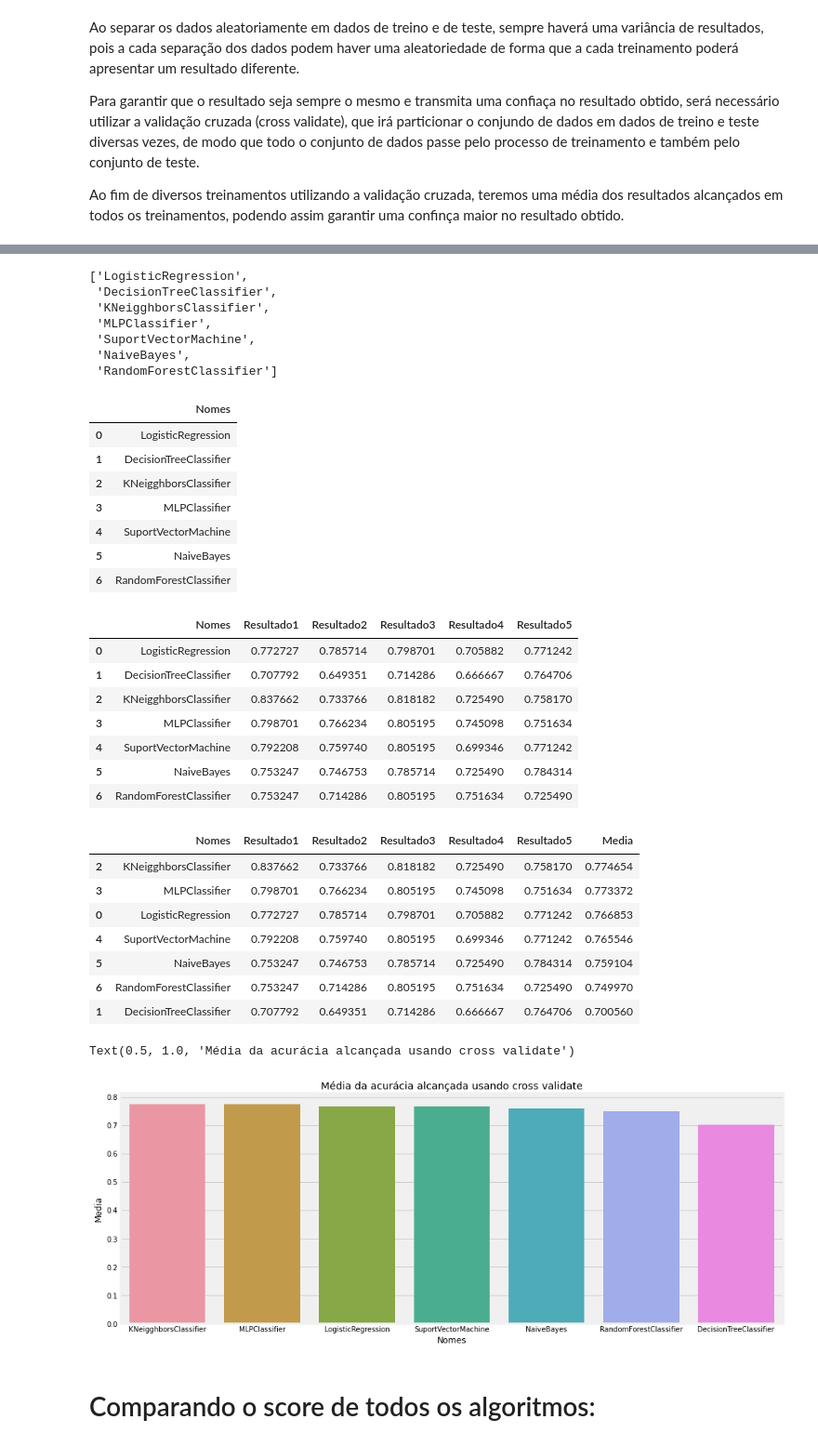
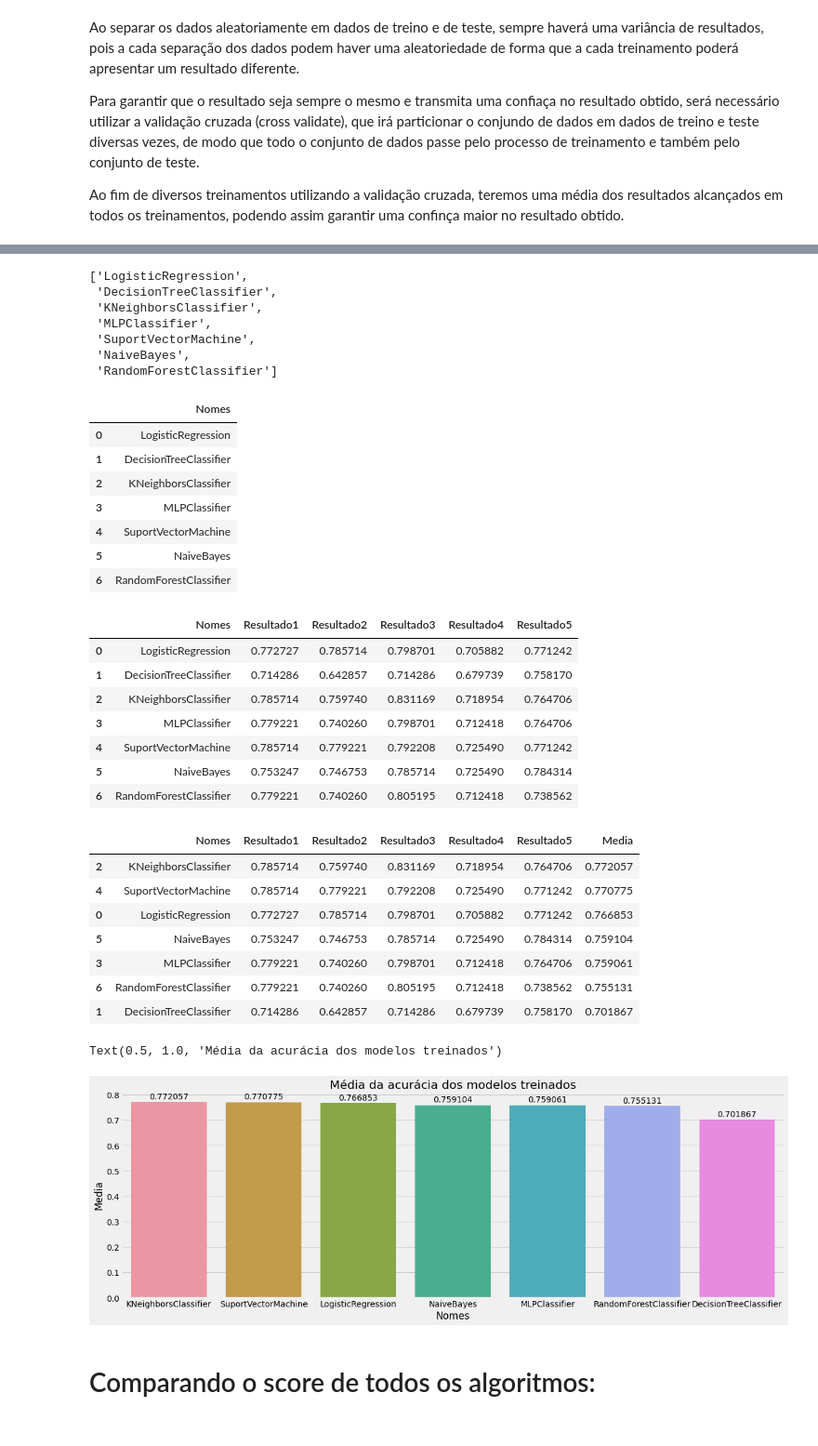
Before and after one commit to allanbraquiel/Dados-Sobre-Diabetes, a Jupyter notebook: Dados_Sobre_Diabetes.ipynb, the cells around one changed output, grey strips where cells are left out. Shown at 93% size. Saved outputs shown, nothing was run; the diff lists cells and outputs as text; code cells hidden in the pictures.

```diff
--- a/Dados_Sobre_Diabetes.ipynb
+++ b/Dados_Sobre_Diabetes.ipynb
@@ -880,12 +900,13 @@ seed = 7
 
 modelos = []
 modelos.append(("LogisticRegression", LogisticRegression()))
-modelos.append(("DecisionTreeClassifier", DecisionTreeClassifier()))
-modelos.append(("KNeigghborsClassifier", KNeighborsClassifier(n_neighbors=17, p=12)))
-modelos.append(("MLPClassifier", MLPClassifier(hidden_layer_sizes=(10, 3, 10), max_iter=1000)))
-modelos.append(("SuportVectorMachine", SVC()))
+modelos.append(("DecisionTreeClassifier", DecisionTreeClassifier(random_state=0, max_depth=30, max_features=5)))
+modelos.append(("KNeighborsClassifier", KNeighborsClassifier(n_neighbors=17, p=1)))
+modelos.append(("MLPClassifier", MLPClassifier(hidden_layer_sizes=(20, 10, 20), max_iter=3000)))
+modelos.append(("SuportVectorMachine", SVC(kernel='linear', gamma='auto')))
 modelos.append(("NaiveBayes", GaussianNB()))
-modelos.append(("RandomForestClassifier", RandomForestClassifier(n_estimators=200, n_jobs=-1, max_depth=100, bootstrap=True, random_state=0)))
+modelos.append(("RandomForestClassifier", RandomForestClassifier(n_estimators=200, criterion='entropy', n_jobs=-1, max_depth=100,
+                                                                 bootstrap=True, random_state=0)))
 
 # Avaliando cada modelo
 resultados = []
@@ -947,7 +968,7 @@ nomes
 # %% [output]
 ['LogisticRegression',
  'DecisionTreeClassifier',
- 'KNeigghborsClassifier',
+ 'KNeighborsClassifier',
  'MLPClassifier',
  'SuportVectorMachine',
  'NaiveBayes',
@@ -961,7 +982,7 @@ df_nomes
 |  | Nomes |
 | 0 | LogisticRegression |
 | 1 | DecisionTreeClassifier |
-| 2 | KNeigghborsClassifier |
+| 2 | KNeighborsClassifier |
 | 3 | MLPClassifier |
 | 4 | SuportVectorMachine |
 | 5 | NaiveBayes |
@@ -974,33 +995,41 @@ nome_resultado
 # %% [output]
 |  | Nomes | Resultado1 | Resultado2 | Resultado3 | Resultado4 | Resultado5 |
 | 0 | LogisticRegression | 0.772727 | 0.785714 | 0.798701 | 0.705882 | 0.771242 |
-| 1 | DecisionTreeClassifier | 0.707792 | 0.649351 | 0.714286 | 0.666667 | 0.764706 |
-| 2 | KNeigghborsClassifier | 0.837662 | 0.733766 | 0.818182 | 0.725490 | 0.758170 |
-| 3 | MLPClassifier | 0.798701 | 0.766234 | 0.805195 | 0.745098 | 0.751634 |
-| 4 | SuportVectorMachine | 0.792208 | 0.759740 | 0.805195 | 0.699346 | 0.771242 |
+| 1 | DecisionTreeClassifier | 0.714286 | 0.642857 | 0.714286 | 0.679739 | 0.758170 |
+| 2 | KNeighborsClassifier | 0.785714 | 0.759740 | 0.831169 | 0.718954 | 0.764706 |
+| 3 | MLPClassifier | 0.779221 | 0.740260 | 0.798701 | 0.712418 | 0.764706 |
+| 4 | SuportVectorMachine | 0.785714 | 0.779221 | 0.792208 | 0.725490 | 0.771242 |
 | 5 | NaiveBayes | 0.753247 | 0.746753 | 0.785714 | 0.725490 | 0.784314 |
-| 6 | RandomForestClassifier | 0.753247 | 0.714286 | 0.805195 | 0.751634 | 0.725490 |
+| 6 | RandomForestClassifier | 0.779221 | 0.740260 | 0.805195 | 0.712418 | 0.738562 |
 # %%
 # Criando uma coluna com a media dos resultados obtidos em cada treinamento
-nome_resultado["Media"] = (nome_resultado["Resultado1"]+ nome_resultado["Resultado2"]+ nome_resultado["Resultado3"]+ nome_resultado["Resultado4"]+ nome_resultado["Resultado5"]) / 5
+nome_resultado["Media"] = (nome_resultado["Resultado1"]+ nome_resultado["Resultado2"]+ nome_resultado["Resultado3"]+
+                           nome_resultado["Resultado4"]+ nome_resultado["Resultado5"]) / 5
 # %%
 nome_resultado.sort_values(by="Media", ascending=False)
 # %% [output]
 |  | Nomes | Resultado1 | Resultado2 | Resultado3 | Resultado4 | Resultado5 | Media |
-| 2 | KNeigghborsClassifier | 0.837662 | 0.733766 | 0.818182 | 0.725490 | 0.758170 | 0.774654 |
-| 3 | MLPClassifier | 0.798701 | 0.766234 | 0.805195 | 0.745098 | 0.751634 | 0.773372 |
+| 2 | KNeighborsClassifier | 0.785714 | 0.759740 | 0.831169 | 0.718954 | 0.764706 | 0.772057 |
+| 4 | SuportVectorMachine | 0.785714 | 0.779221 | 0.792208 | 0.725490 | 0.771242 | 0.770775 |
 | 0 | LogisticRegression | 0.772727 | 0.785714 | 0.798701 | 0.705882 | 0.771242 | 0.766853 |
-| 4 | SuportVectorMachine | 0.792208 | 0.759740 | 0.805195 | 0.699346 | 0.771242 | 0.765546 |
 | 5 | NaiveBayes | 0.753247 | 0.746753 | 0.785714 | 0.725490 | 0.784314 | 0.759104 |
-| 6 | RandomForestClassifier | 0.753247 | 0.714286 | 0.805195 | 0.751634 | 0.725490 | 0.749970 |
-| 1 | DecisionTreeClassifier | 0.707792 | 0.649351 | 0.714286 | 0.666667 | 0.764706 | 0.700560 |
+| 3 | MLPClassifier | 0.779221 | 0.740260 | 0.798701 | 0.712418 | 0.764706 | 0.759061 |
+| 6 | RandomForestClassifier | 0.779221 | 0.740260 | 0.805195 | 0.712418 | 0.738562 | 0.755131 |
+| 1 | DecisionTreeClassifier | 0.714286 | 0.642857 | 0.714286 | 0.679739 | 0.758170 | 0.701867 |
 # %%
-fig = plt.figure(figsize = (15, 6))
-sns.barplot(x="Nomes", y="Media", data=nome_resultado.sort_values(by="Media", ascending=False))
-plt.title("Média da acurácia alcançada usando cross validate")
+fig = plt.figure(figsize = (18, 6))
+splot = sns.barplot(x="Nomes", y="Media", data=nome_resultado.sort_values(by="Media", ascending=False))
+# percorrendo cada barra e calculando sua altura para imprimir no gráfico
+for p in splot.patches:
+    splot.annotate(format(p.get_height(), '.6f'),
+                   (p.get_x() + p.get_width() / 2., p.get_height()),
+                   ha = 'center', va = 'center',
+                   xytext = (0, 9),
+                   textcoords = 'offset points')
+plt.title("Média da acurácia dos modelos treinados")
 # %% [output]
-Text(0.5, 1.0, 'Média da acurácia alcançada usando cross validate')
+Text(0.5, 1.0, 'Média da acurácia dos modelos treinados')
-[figure, old version]
+[figure, new version]
 # %% [markdown]
 # Comparando o score de todos os algoritmos:
 # %%
```
Also changed, not shown: parts of 29 cells of this notebook.
